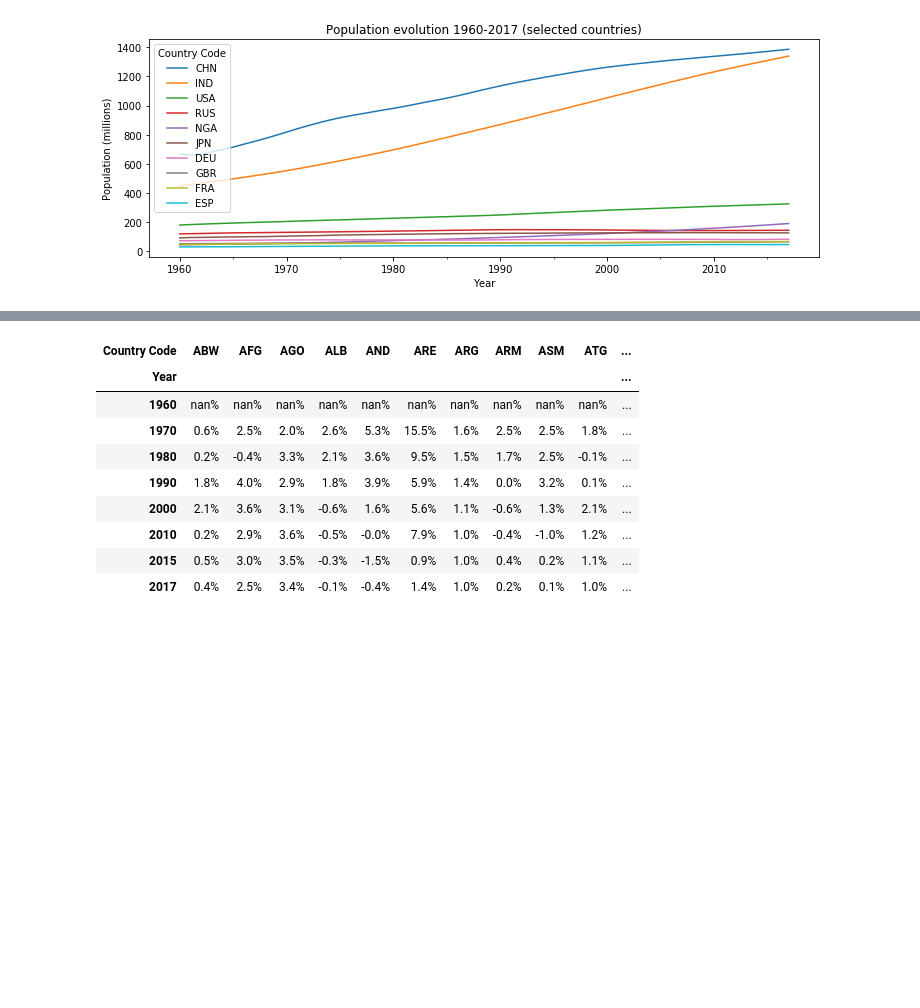
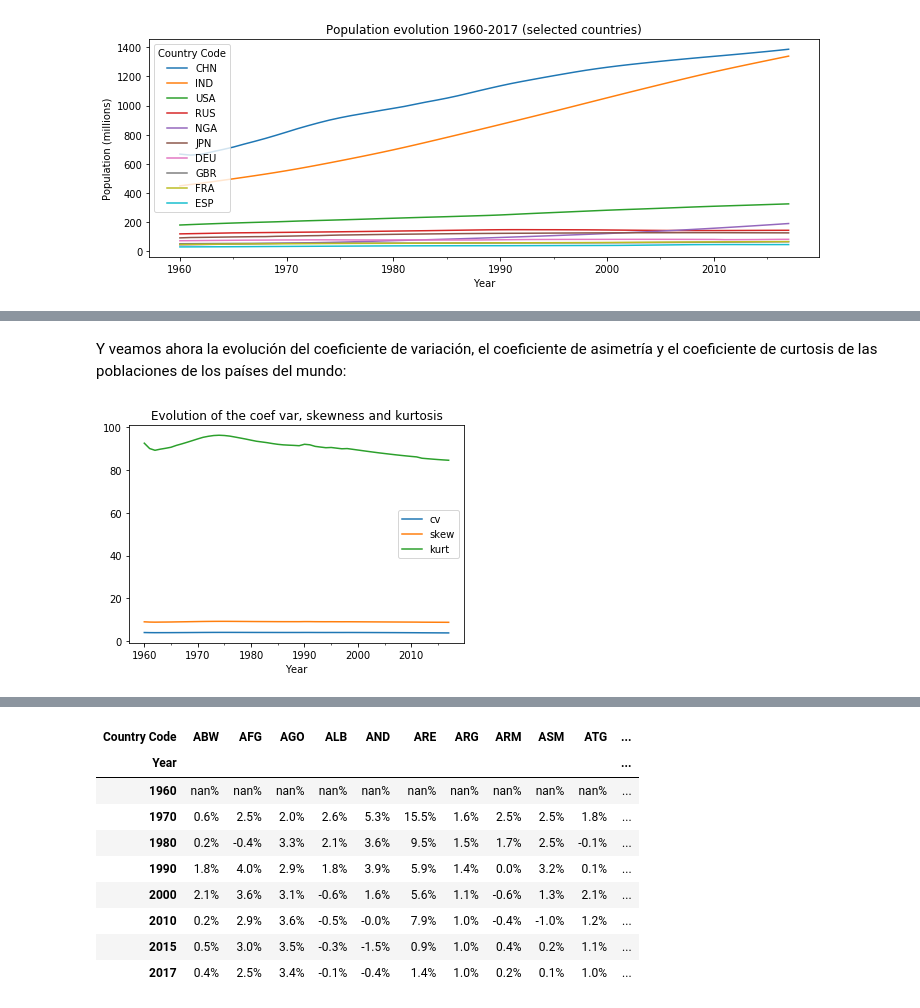
Before and after one commit to jruizalz/EPE-ULPGC, a Jupyter notebook: Bloque_1/1.AnalisisExploratorioDatos.ipynb, the cells around one changed output, grey strips where cells are left out. Cells and saved outputs as stored; diff of their text form; code cells hidden in the pictures; blank space fills up the shorter version.

```diff
--- a/Bloque_1/1.AnalisisExploratorioDatos.ipynb
+++ b/Bloque_1/1.AnalisisExploratorioDatos.ipynb
@@ -805,0 +1033,9 @@ plt.ylabel('Population (millions)'), plt.title('Population evolution 1960-2017 (
+# %% [markdown]
+Y veamos ahora la evolución del coeficiente de variación, el coeficiente de asimetría y el coeficiente de curtosis de las poblaciones de los países del mundo:
+# %%
+pd.DataFrame({'cv': popul_countries.std()/popul_countries.mean(),
+             'skew': popul_countries.skew(),
+             'kurt': popul_countries.kurt()}). plot()
+plt.title('Evolution of the coef var, skewness and kurtosis');
+# %% [output]
+[figure, added]
```
Also changed, not shown: parts of 65 cells of this notebook, 1 other file.
